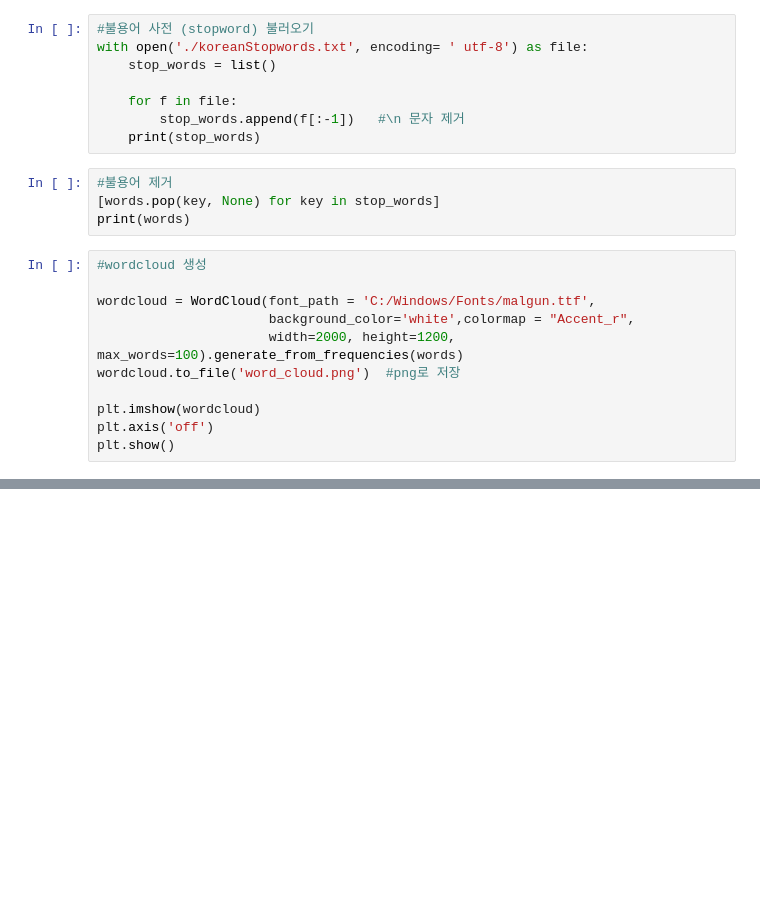
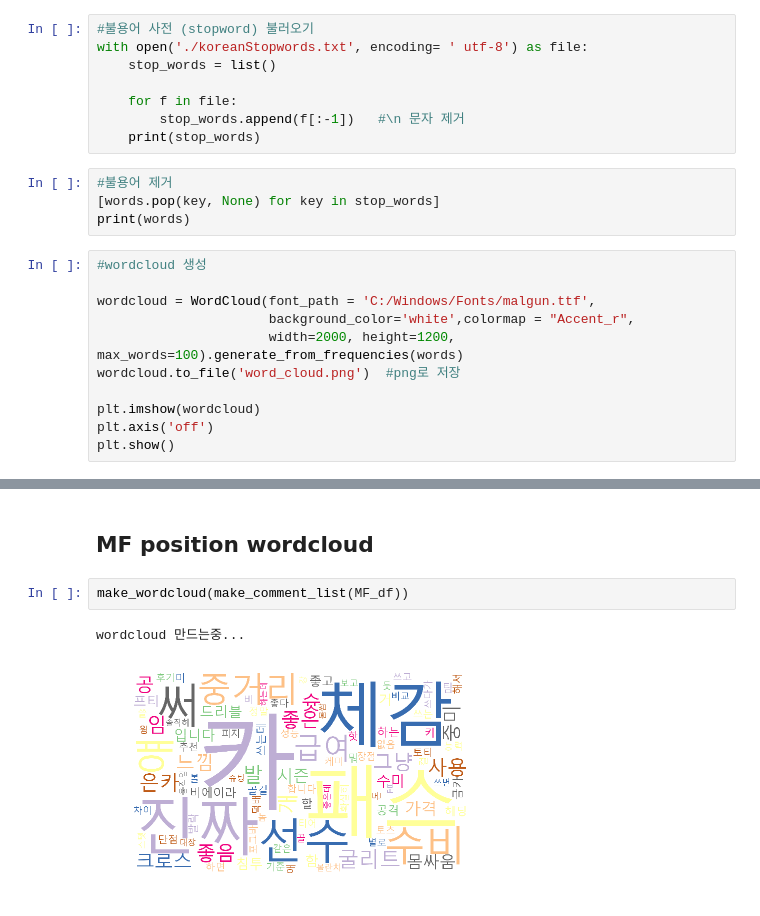
Before and after one commit to gkrqls7633/FIFA_inven_analysis, a Jupyter notebook: fifa_wordcloud.ipynb, the cells around one changed output, grey strips where cells are left out. Drawn from its saved outputs; the diff is of its cells as text; blank space fills up the shorter version.

```diff
--- a/fifa_wordcloud.ipynb
+++ b/fifa_wordcloud.ipynb
@@ -79,0 +186,7 @@ plt.show()
+# %% [markdown]
+## MF position wordcloud
+# %%
+make_wordcloud(make_comment_list(MF_df))
+# %% [output]
+wordcloud 만드는중...
+[figure, added]
```
Also changed, not shown: parts of 18 cells of this notebook.
